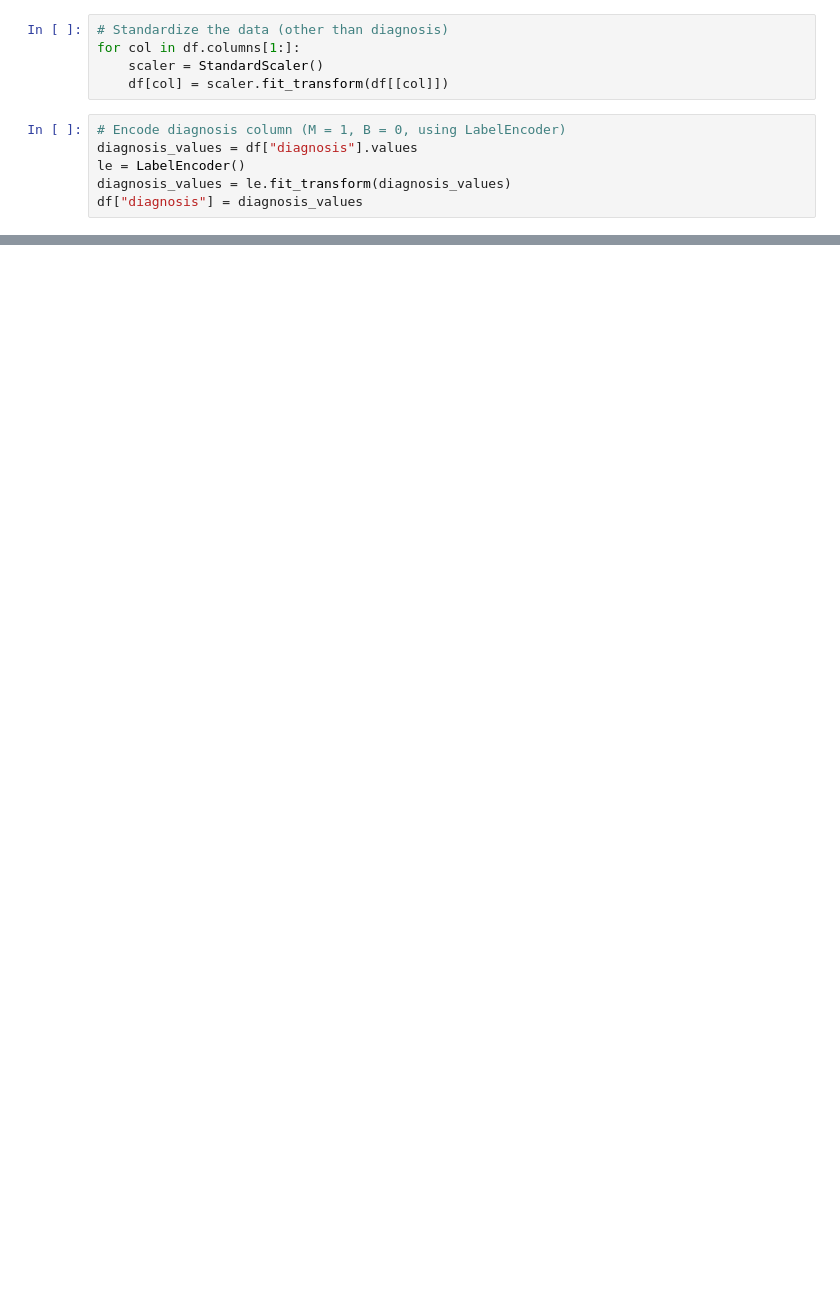
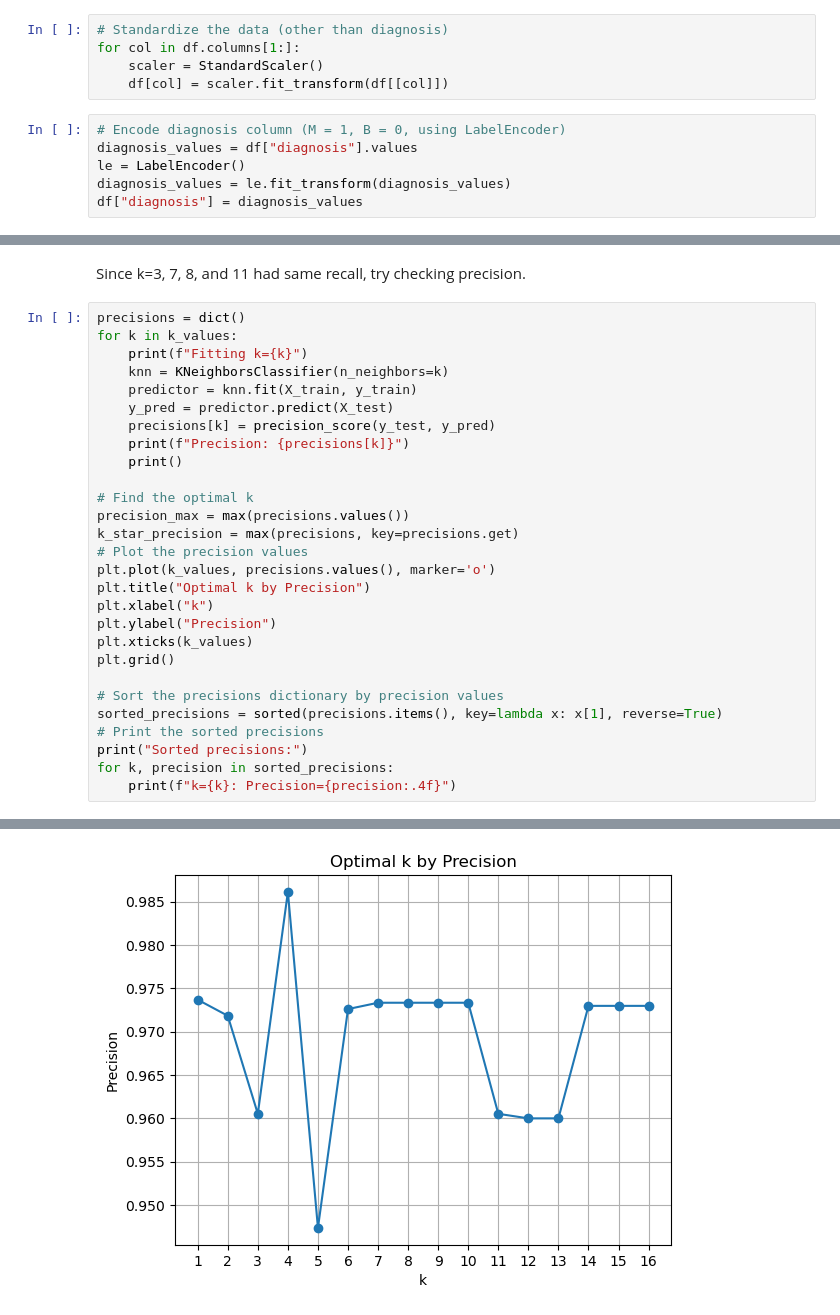
Before and after one commit to m-liv/bc-project, a Jupyter notebook: knn.ipynb, the cells around one changed output, grey strips where cells are left out. Saved outputs shown, nothing was run; the diff lists cells and outputs as text; blank space fills up the shorter version.

```diff
--- a/knn.ipynb
+++ b/knn.ipynb
@@ -63,0 +131,31 @@ X_train.shape, X_test.shape, y_train.shape, y_test.shape
+# %% [markdown]
+Since k=3, 7, 8, and 11 had same recall, try checking precision.
+# %%
+precisions = dict()
+for k in k_values:
+    print(f"Fitting k={k}")
+    knn = KNeighborsClassifier(n_neighbors=k)
+    predictor = knn.fit(X_train, y_train)
+    y_pred = predictor.predict(X_test)
+    precisions[k] = precision_score(y_test, y_pred)
+    print(f"Precision: {precisions[k]}")
+    print()
+
+# Find the optimal k
+precision_max = max(precisions.values())
+k_star_precision = max(precisions, key=precisions.get)
+# Plot the precision values
+plt.plot(k_values, precisions.values(), marker='o')
+plt.title("Optimal k by Precision")
+plt.xlabel("k")
+plt.ylabel("Precision")
+plt.xticks(k_values)
+plt.grid()
+
+# Sort the precisions dictionary by precision values
+sorted_precisions = sorted(precisions.items(), key=lambda x: x[1], reverse=True)
+# Print the sorted precisions
+print("Sorted precisions:")
+for k, precision in sorted_precisions:
+    print(f"k={k}: Precision={precision:.4f}")
+# %% [output]
@@ -63,0 +179 @@ X_train.shape, X_test.shape, y_train.shape, y_test.shape
+[figure, added]
```
Also changed, not shown: parts of 27 cells of this notebook.
